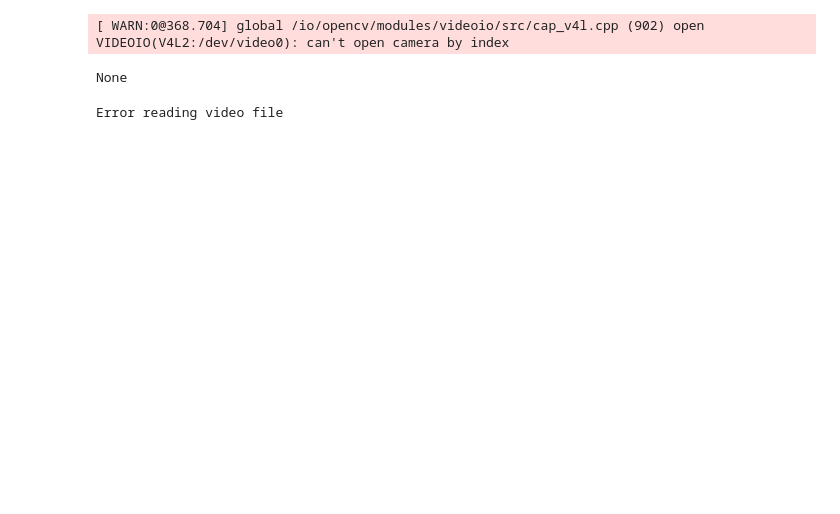
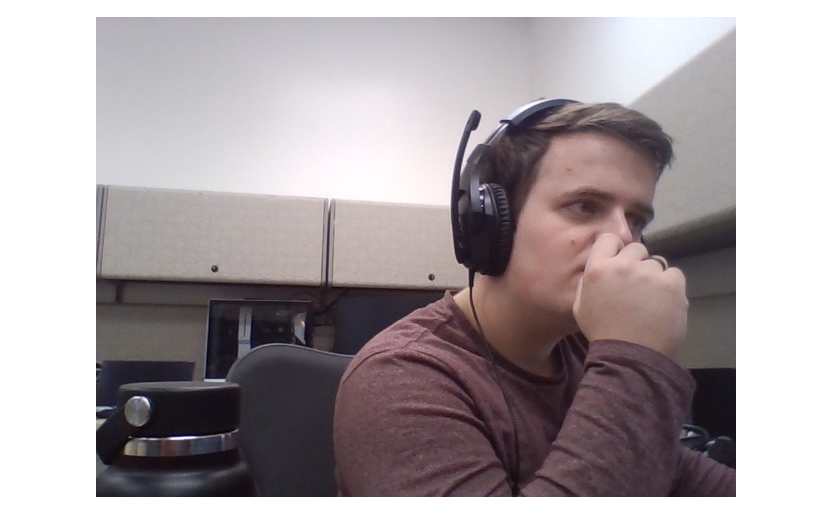
Before and after one commit to sonorousduck/bidireaction-trajectory-prediction, a Jupyter notebook: tools/test_live_feed.ipynb, the cells around one changed output. Drawn from its saved outputs; the diff is of its cells as text; code cells hidden in the pictures; blank space fills up the shorter version.

Commit message:
Got live YOLO implemented and drawing on live video

```diff
--- a/tools/test_live_feed.ipynb
+++ b/tools/test_live_feed.ipynb
@@ -5,0 +7,2 @@ from IPython.display import clear_output, Image, display, HTML
+# %%
+yolo = torch.hub.load('ultralytics/yolov5', 'yolov5s', pretrained=True)
@@ -12,10 +22,19 @@ if video.isOpened() == False:
 
 while True:
     ret, frame = video.read()
+    results = yolo(frame)
+    _, frame = cv2.imencode('.jpeg', frame)
+
     frame = cv2.flip(frame, 1)
-    _, frame = cv2.imencode('.jpeg', frame)
     display_handle.update(Image(data=frame.tobytes()))
 
+
+    for j, prediction in enumerate(results.pandas().xyxy):
+        df = results.pandas().xyxy[j]
+        bounding_boxes_pedestrians = df.loc[df['class'] == 0]
+
+        for i, row in bounding_boxes_pedestrians.iterrows():
+            cv2.rectangle(frame, (int(row['xmin']), int(row['ymin'])), (int(row['xmax']), int(row['ymax'])), (255, 0, 0), 1)
     # result = face_detector.detect_emotions(frame)
 
     # for index, person in enumerate(result):
@@ -26,33 +45,32 @@ while True:
         # bounding_box = person['box']
         # cv2.rectangle(frame, (bounding_box[0], bounding_box[1]), (bounding_box[0] + bounding_box[2], bounding_box[1] + bounding_box[3]), (255, 0, 0), 4)
 
         # max_value = 0
         # for value in person['emotions'].values():
             # if value > max_value:
                 # max_value = value
 
         # cv2.putText(frame, f"Person {index}", (bounding_box[0], bounding_box[1] - TEXT_SPACING), cv2.FONT_HERSHEY_SIMPLEX, 0.5, (0, 255, 0), 1, cv2.LINE_AA)
         # for i, (emotion, value) in enumerate(person['emotions'].items()):
             # if value == max_value:
                 # color = (0, 255, 0)
             # else:
                 # color = (0, 0, 255)
             # cv2.putText(frame, f"{emotion}: {value}", (bounding_box[0], bounding_box[1] + bounding_box[3] + TEXT_SPACING * (i + 1)), cv2.FONT_HERSHEY_SIMPLEX, 0.5, color, 1, cv2.LINE_AA)
 
     if ret == True:
+
         display_handle.update(Image(data=frame.tobytes()))
 
         # cv2.imshow('Press q to close', frame)
 
         if cv2.waitKey(1) & 0xFF == ord('q'):
             break
 
     else:
         break
 
 video.release()
 cv2.destroyAllWindows()
 # %% [output]
-[ WARN:0@368.704] global /io/opencv/modules/videoio/src/cap_v4l.cpp (902) open VIDEOIO(V4L2:/dev/video0): can't open camera by index
-None
-Error reading video file
+[figure, added]
```
Also changed, not shown: parts of 2 cells of this notebook, 2 other files.
